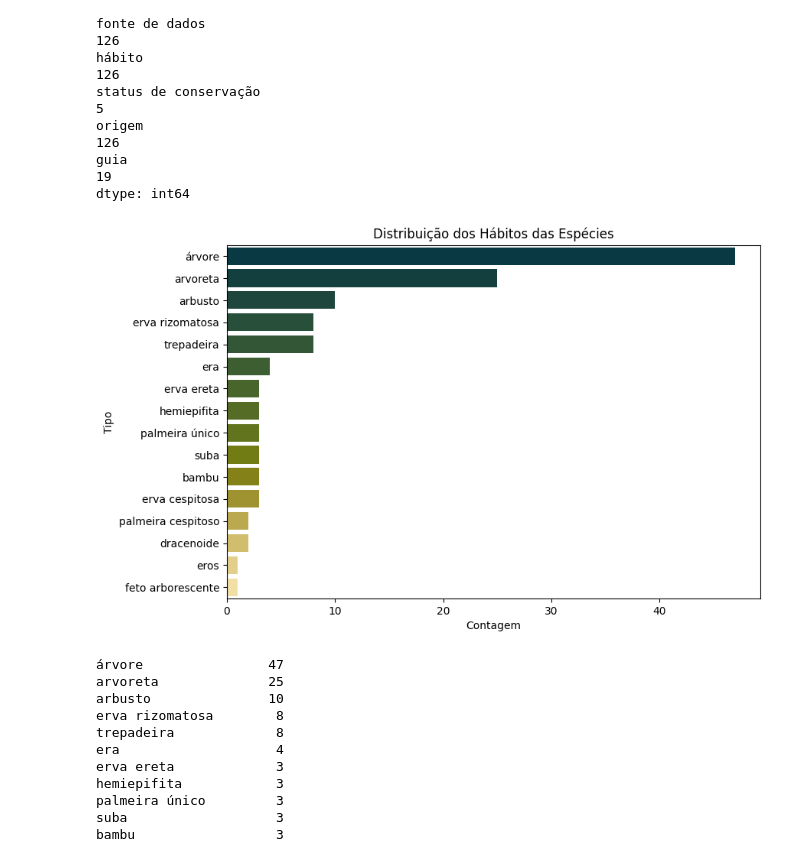
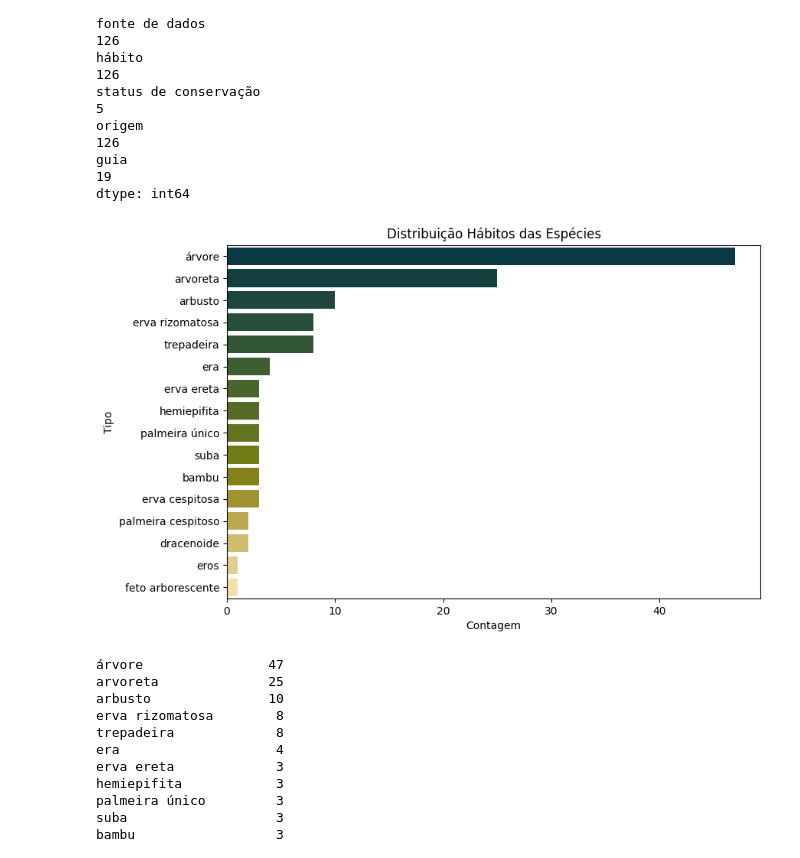
Before and after one commit to Batovs/Parque-Lajeado_Analise-Flora, a Jupyter notebook: Análise_Flora_Parque_Lajeado.ipynb, the cells around one changed output. Saved outputs shown, nothing was run; the diff lists cells and outputs as text; code cells hidden in the pictures.

```diff
--- a/Análise_Flora_Parque_Lajeado.ipynb
+++ b/Análise_Flora_Parque_Lajeado.ipynb
@@ -54,25 +54,25 @@ dtype: int64
 # %%
 from palettable.scientific.sequential import Bamako_16 #Paleta de cores
 
 
 #Gráfico de Barras dos hábitos
 plt.figure(figsize=(9,6))
 valores = df['hábito'].dropna().value_counts().reset_index()
 
 
 # Criar o gráfico de colunas com seaborn
 sns.barplot(data=valores, x='hábito', y='index', palette=Bamako_16.mpl_colors)
 
 # Adicionar rótulos e título
 plt.xlabel('Contagem')
 plt.ylabel('Tipo')
-plt.title('Distribuição dos Hábitos das Espécies')
+plt.title('Distribuição Hábitos das Espécies')
 
 
-
+plt.savefig('Distribuição Hábitos das Espécies')
 plt.show()
 # %% [output]
-[figure, old version]
+[figure, new version]
 # %%
 valores = df['hábito'].dropna().value_counts()
 valores
```
